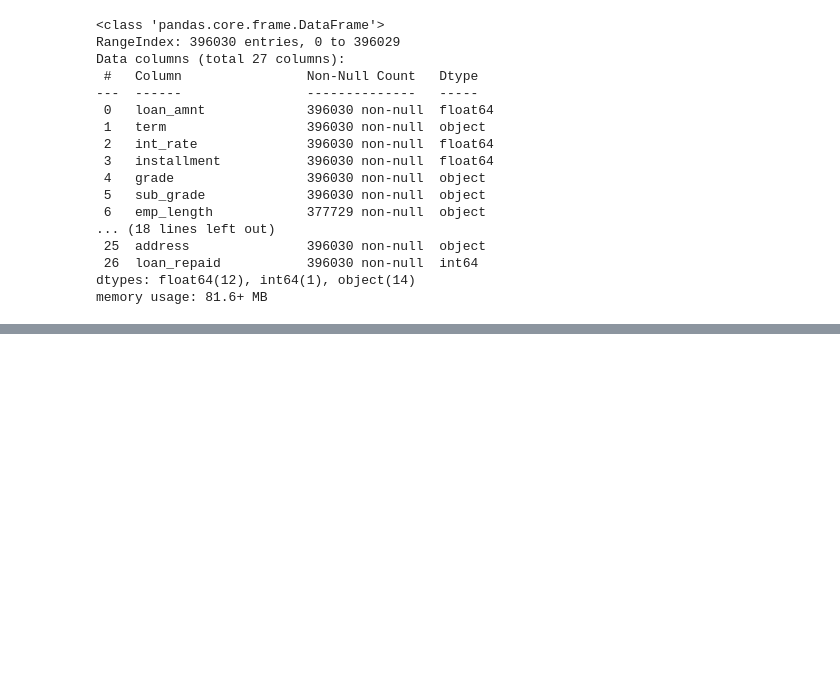
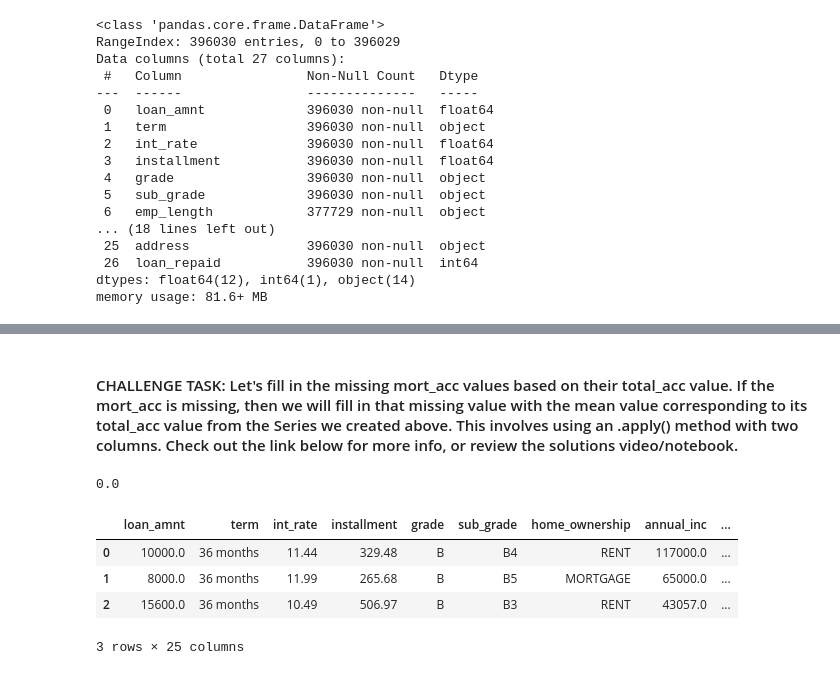
Before and after one commit to khunamir/pfmladsbc, a Jupyter notebook: Neural Nets Playground/Keras Project Exercise.ipynb, the cells around one changed output, grey strips where cells are left out. Drawn from its saved outputs; the diff is of its cells as text; code cells hidden in the pictures; blank space fills up the shorter version.

```diff
--- a/Neural Nets Playground/Keras Project Exercise.ipynb
+++ b/Neural Nets Playground/Keras Project Exercise.ipynb
@@ -433,0 +515,2 @@ Name: loan_status, Length: 25882, dtype: object
+# %%
+df.drop('title', axis=1, inplace=True)
@@ -433,0 +582,24 @@ Name: loan_status, Length: 25882, dtype: object
+# %% [markdown]
+#### CHALLENGE TASK: Let's fill in the missing mort_acc values based on their total_acc value. If the mort_acc is missing, then we will fill in that missing value with the mean value corresponding to its total_acc value from the Series we created above. This involves using an .apply() method with two columns. Check out the link below for more info, or review the solutions video/notebook.
+# %%
+total_acc_mean = df.groupby('total_acc').mean()['mort_acc']
+# %%
+total_acc_mean[2.0]
+# %% [output]
+0.0
+# %%
+def check_total_acc (total_acc, mort_acc):
+    if np.isnan(mort_acc):
+        return total_acc_mean[total_acc]
+    else:
+        return mort_acc
+# %%
+df['mort_acc'] = df.apply(lambda x: check_total_acc(x['total_acc'], x['mort_acc']), axis=1)
+# %%
+df.head(3)
+# %% [output]
+|  | loan_amnt | term | int_rate | installment | grade | sub_grade | home_ownership | annual_inc | ... |
+| 0 | 10000.0 | 36 months | 11.44 | 329.48 | B | B4 | RENT | 117000.0 | ... |
+| 1 | 8000.0 | 36 months | 11.99 | 265.68 | B | B5 | MORTGAGE | 65000.0 | ... |
+| 2 | 15600.0 | 36 months | 10.49 | 506.97 | B | B3 | RENT | 43057.0 | ... |
+3 rows × 25 columns
```
Also changed, not shown: parts of 29 cells of this notebook.
